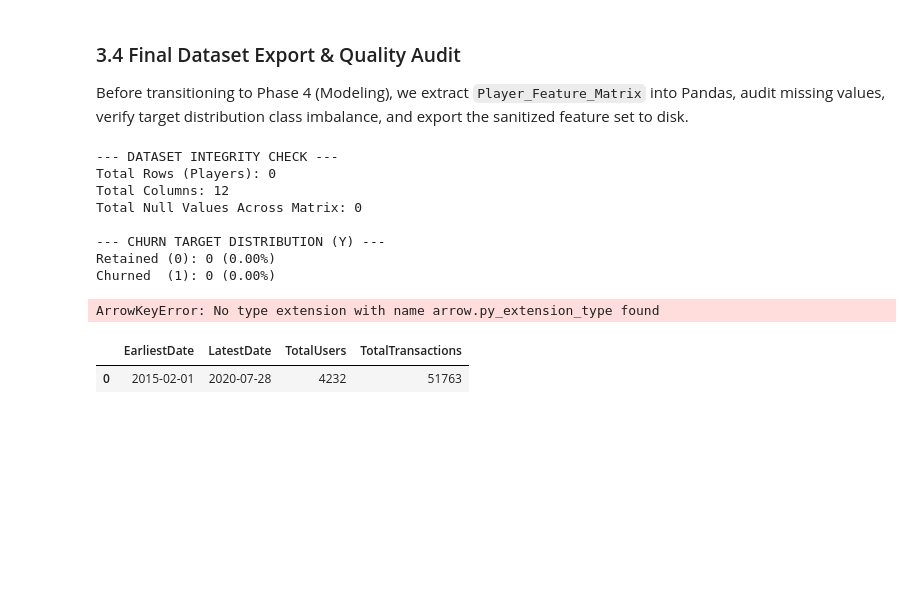
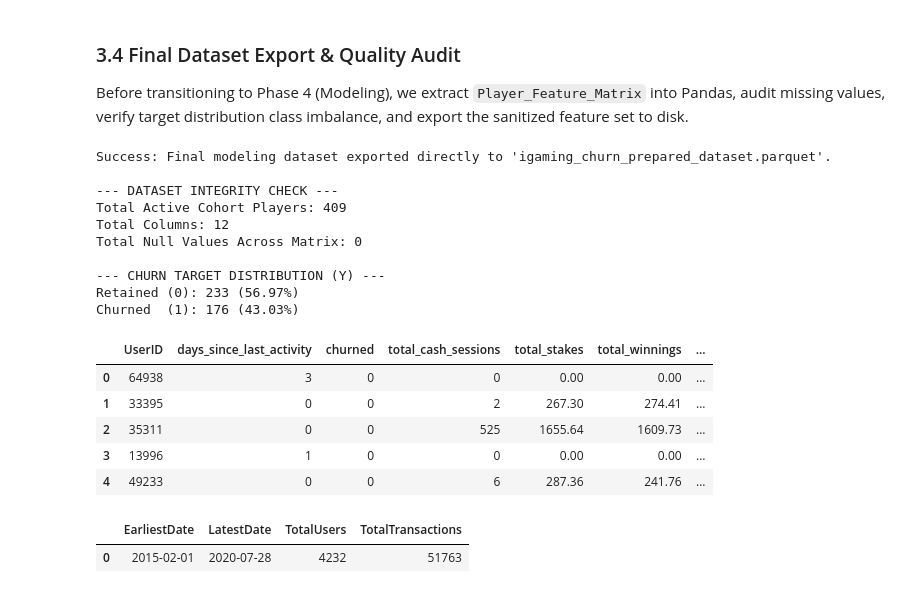
Before and after one commit to Shemshemy/churning, a Jupyter notebook: index.ipynb, the cells around one changed output. Drawn from its saved outputs; the diff is of its cells as text; code cells hidden in the pictures; blank space fills up the shorter version.

```diff
--- a/index.ipynb
+++ b/index.ipynb
@@ -482,42 +495,49 @@ con.execute("SELECT * FROM Player_Feature_Matrix LIMIT 5;").fetchdf()
 
 Before transitioning to Phase 4 (Modeling), we extract `Player_Feature_Matrix` into Pandas, audit missing values, verify target distribution class imbalance, and export the sanitized feature set to disk.
 # %%
-# 3.4 Extract DataFrame & Perform Integrity Audit
 import pandas as pd
 
-# 1. Fetch full feature dataset
+# 1. High-speed direct export using DuckDB engine (bypasses PyArrow/Pandas extension bugs)
+con.execute("""
+    COPY Player_Feature_Matrix
+    TO 'igaming_churn_prepared_dataset.parquet' (FORMAT PARQUET);
+""")
+print("Success: Final modeling dataset exported directly to 'igaming_churn_prepared_dataset.parquet'.")
+
+# 2. Load into Pandas for verification
 df_model = con.execute("SELECT * FROM Player_Feature_Matrix;").fetchdf()
 
-# 2. Dataset Shape & Null Audit
-print("--- DATASET INTEGRITY CHECK ---")
-print(f"Total Rows (Players): {len(df_model):,}")
+# 3. Final Schema and Summary Verification
+print("\n--- DATASET INTEGRITY CHECK ---")
+print(f"Total Active Cohort Players: {len(df_model):,}")
 print(f"Total Columns: {len(df_model.columns)}")
 print(f"Total Null Values Across Matrix: {df_model.isnull().sum().sum()}")
 
-# 3. Target Distribution Check (Class Imbalance Analysis)
 churn_counts = df_model['churned'].value_counts()
 churn_pct = df_model['churned'].value_counts(normalize=True) * 100
 
 print("\n--- CHURN TARGET DISTRIBUTION (Y) ---")
 print(f"Retained (0): {churn_counts.get(0, 0):,} ({churn_pct.get(0, 0):.2f}%)")
 print(f"Churned  (1): {churn_counts.get(1, 0):,} ({churn_pct.get(1, 0):.2f}%)")
 
-# 4. Export Clean Model Dataset
-df_model.to_parquet("igaming_churn_prepared_dataset.parquet", index=False)
-print("\nSuccess: Final modeling dataset saved to 'igaming_churn_prepared_dataset.parquet'.")
-
-# Preview final schema
 df_model.head()
 # %% [output]
+Success: Final modeling dataset exported directly to 'igaming_churn_prepared_dataset.parquet'.
+
 --- DATASET INTEGRITY CHECK ---
-Total Rows (Players): 0
+Total Active Cohort Players: 409
 Total Columns: 12
 Total Null Values Across Matrix: 0
 
 --- CHURN TARGET DISTRIBUTION (Y) ---
-Retained (0): 0 (0.00%)
-Churned  (1): 0 (0.00%)
+Retained (0): 233 (56.97%)
+Churned  (1): 176 (43.03%)
-ArrowKeyError: No type extension with name arrow.py_extension_type found
+|  | UserID | days_since_last_activity | churned | total_cash_sessions | total_stakes | total_winnings | ... |
+| 0 | 64938 | 3 | 0 | 0 | 0.00 | 0.00 | ... |
+| 1 | 33395 | 0 | 0 | 2 | 267.30 | 274.41 | ... |
+| 2 | 35311 | 0 | 0 | 525 | 1655.64 | 1609.73 | ... |
+| 3 | 13996 | 1 | 0 | 0 | 0.00 | 0.00 | ... |
+| 4 | 49233 | 0 | 0 | 6 | 287.36 | 241.76 | ... |
 # %%
 # Diagnostic Query: Check Activity Distribution over time
 con.execute("""
```
Also changed, not shown: parts of 12 cells of this notebook, 1 other file.
